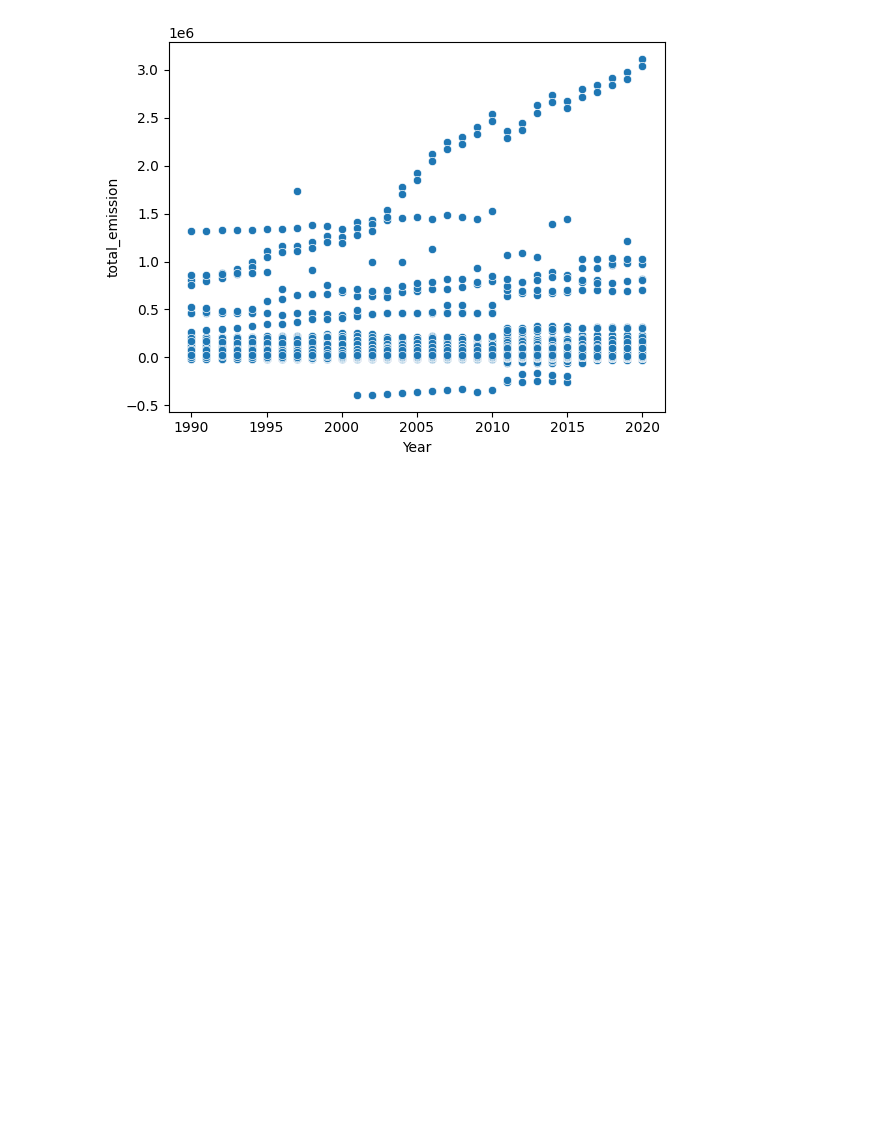
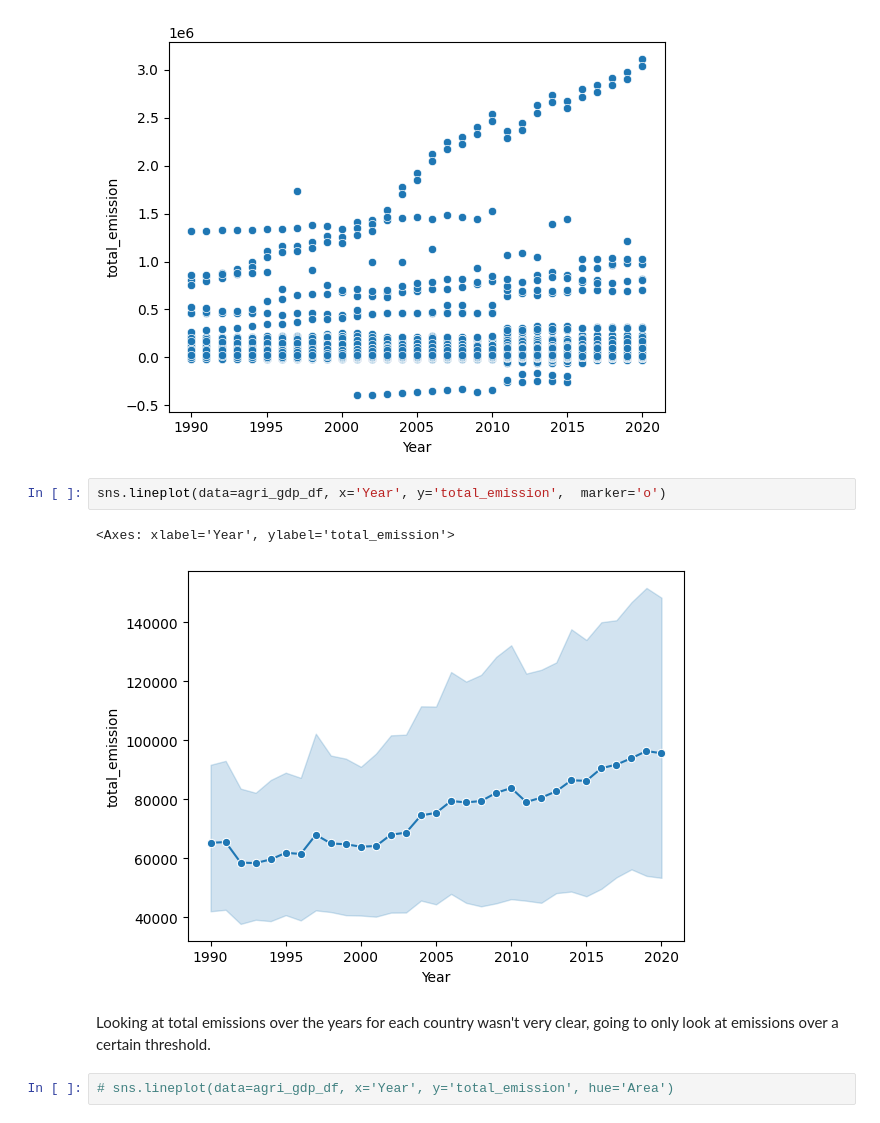
Before and after one commit to JuliaPPfeiffer/DS3001-Project, a Jupyter notebook: EDA.ipynb, the cells around one changed output. Drawn from its saved outputs; the diff is of its cells as text; blank space fills up the shorter version.

Commit message:
Plotting total emissions over time by country

```diff
--- a/EDA.ipynb
+++ b/EDA.ipynb
@@ -476,3 +476,12 @@ sns.scatterplot(data=agri_gdp_df,x='Year',y='total_emission')
 # %% [output]
 <Axes: xlabel='Year', ylabel='total_emission'>
 [figure]
+# %%
+sns.lineplot(data=agri_gdp_df, x='Year', y='total_emission',  marker='o')
+# %% [output]
+<Axes: xlabel='Year', ylabel='total_emission'>
+[figure, added]
+# %% [markdown]
+Looking at total emissions over the years for each country wasn't very clear, going to only look at emissions over a certain threshold.
+# %%
+# sns.lineplot(data=agri_gdp_df, x='Year', y='total_emission', hue='Area')
```
Also changed, not shown: parts of 2 cells of this notebook.
